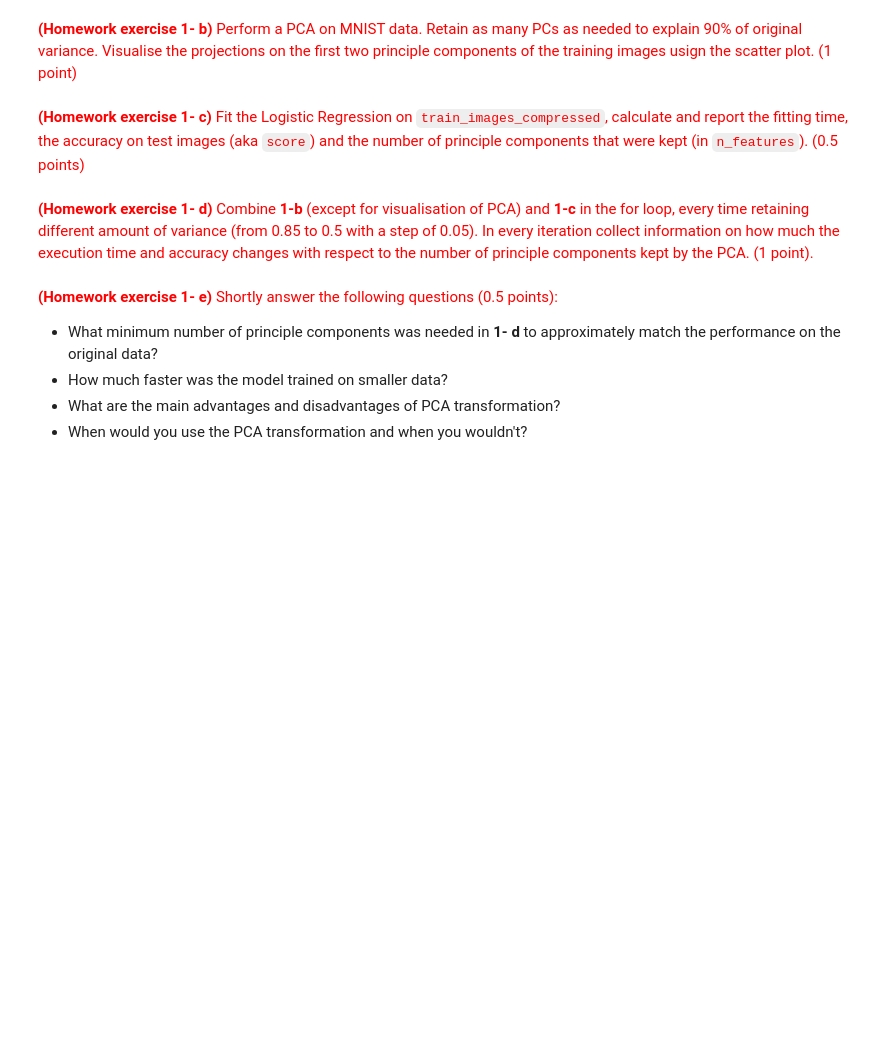
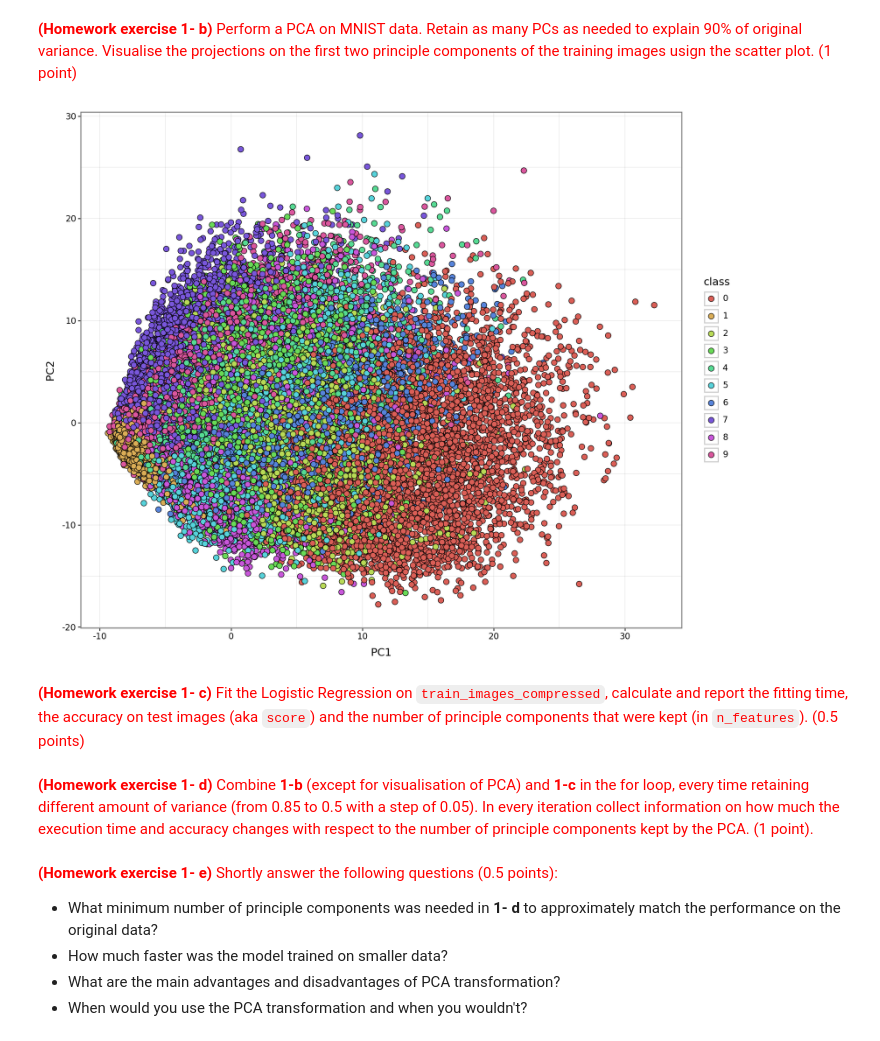
Before and after one commit to zakhar-guzii/Homework2-Unsupervised-Learning, a Jupyter notebook: 2_Unsupervised_learning_HW.ipynb, the cells around one changed output. Saved outputs shown, nothing was run; the diff lists cells and outputs as text; code cells hidden in the pictures; blank space fills up the shorter version.

```diff
--- a/2_Unsupervised_learning_HW.ipynb
+++ b/2_Unsupervised_learning_HW.ipynb
@@ -88,10 +91,10 @@ import time
 logisticRegr = LogisticRegression(solver = 'lbfgs')
 
 ##### YOUR CODE STARTS #####
-start_time = ...
-...
-exec_time = ...
-score = ...
+start_time = time.perf_counter()
+logisticRegr.fit(train_images, train_labels)
+exec_time = time.perf_counter() - start_time
+score = logisticRegr.score(test_images, test_labels)
 ##### YOUR CODE ENDS #####
 
 n_features = train_images.shape[1]
@@ -102,32 +107,35 @@ print(f"It took {exec_time} seconds to get {score} accuracy using {n_features} f
 from sklearn.decomposition import PCA
 ##### YOUR CODE STARTS #####
 # Fit PCA on train images
-pca_09 = ...
-...
-train_images_compressed = ...
-test_images_compressed = ...
+pca_09 = PCA(n_components = 0.9)
+pca_09.fit(train_images)
+train_images_compressed = pca_09.transform(train_images)
+test_images_compressed = pca_09.transform(test_images)
 ##### YOUR CODE ENDS #####
 # %%
 ##### YOUR CODE STARTS #####
-visualise_train = ...
+visualise_train = pd.DataFrame(train_images_compressed[:, :2], columns = ['PC1', 'PC2'])
+visualise_train['class'] = train_labels
 ##### YOUR CODE ENDS #####
 
 visualise_train['class'] = visualise_train['class'].astype("category")
 fig = (
     ggplot(data = visualise_train,
           mapping = aes(x = 'PC1', y = 'PC2')) +
     geom_point(aes(fill = 'class'), size = 3, shape = 'o', stroke = 0.3) +
 
     # All the style related codes goes here:
     labs(title ='', x = 'PC1', y = 'PC2',) +
     theme_bw() +
     theme(figure_size = (10, 8),
           axis_line = element_line(size = 0.5, colour = "black"),
           panel_grid_major = element_line(size = 0.05, colour = "black"),
           panel_grid_minor = element_line(size = 0.05, colour = "black"),
           axis_text = element_text(colour ='black'))
 )
 fig
+# %% [output]
+[figure, added]
 # %% [markdown]
 <font color='red'>**(Homework exercise 1- c)** Fit the  Logistic Regression on `train_images_compressed`, calculate and report the fitting time, the accuracy on test images (aka `score`) and the number of principle components that were kept (in `n_features`). (0.5 points)
 </font>
```
Also changed, not shown: parts of 2 cells of this notebook.
